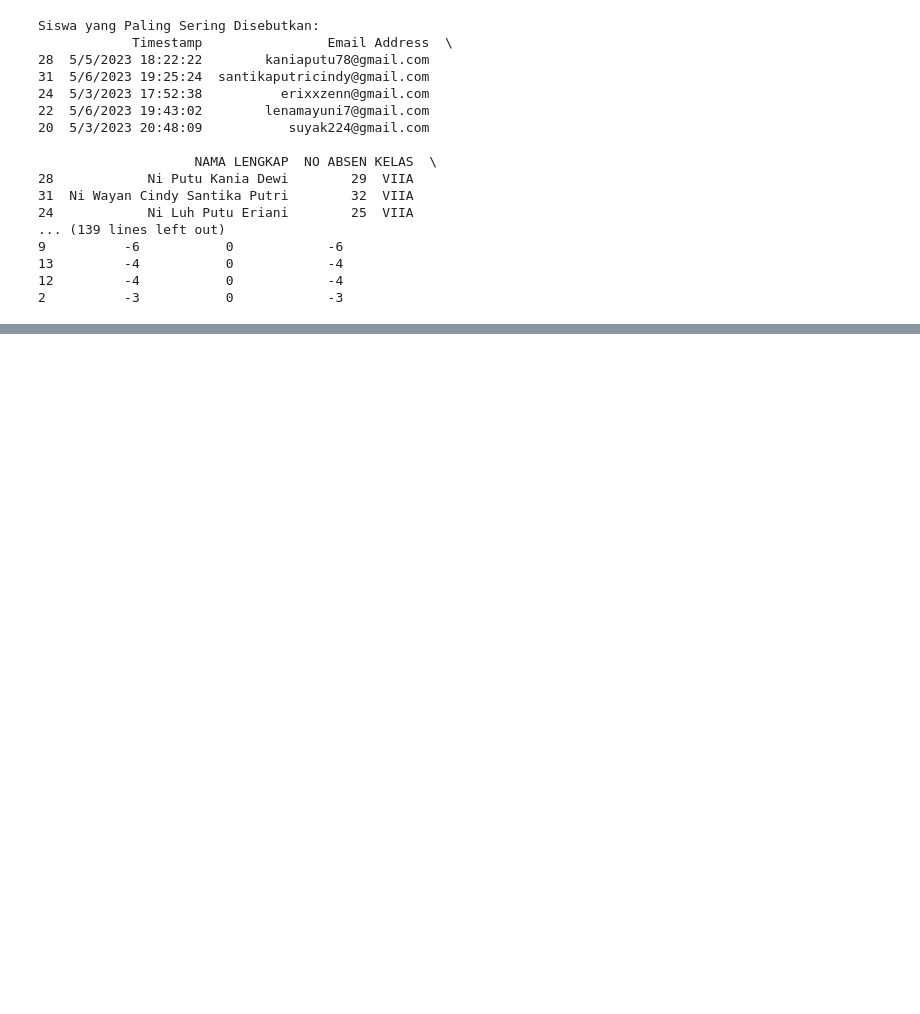
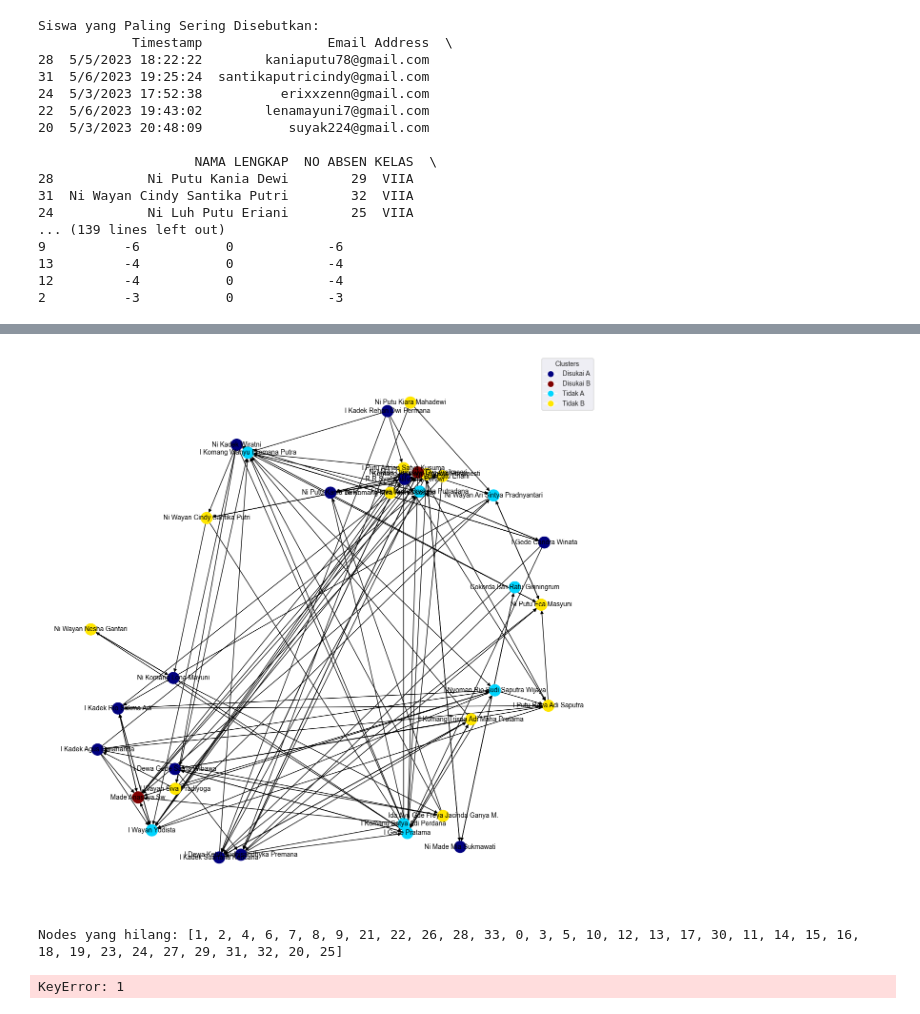
Before and after one commit to Michkail/SociometryClustering, a Jupyter notebook: aClass.ipynb, the cells around one changed output, grey strips where cells are left out. Saved outputs shown, nothing was run; the diff lists cells and outputs as text; code cells hidden in the pictures; blank space fills up the shorter version.

```diff
--- a/aClass.ipynb
+++ b/aClass.ipynb
@@ -413,0 +426,80 @@ ValueError: Received invalid argument(s): norm
+# %%
+# Ubah nilai numerik colors menjadi warna
+cmap = plt.cm.jet  # Anda bisa mengganti jet dengan colormap lainnya yang Anda suka
+max_value = max(colors)
+min_value = min(colors)
+norm = plt.Normalize(min_value, max_value)
+mapped_colors = [cmap(norm(value)) for value in colors]
+
+fig, ax = plt.subplots(figsize=(15, 15))
+
+# Gambar graf dengan warna yang sudah di-mapped
+nx.draw(G, pos, with_labels=True, node_color=mapped_colors, font_size=10, ax=ax)
+
+# Buat legenda yang dinamis
+unique_colors = list(set(mapped_colors))
+handles = [plt.Line2D([0], [0], marker='o', color='w', label=custom_labels[color_group],
+                      markersize=10, markerfacecolor=color) for color_group, color in zip(set(colors), unique_colors)]
+
+ax.legend(handles=handles, title="Clusters")
+
+plt.show()
+# %% [output]
+[figure, added]
+# %%
+bobot = {}
+missing_nodes = []
+
+for node in missing_nodes:
+    bobot[node] = 0
+
+for color_group in set(colors):
+    nodes_in_group = [node for node, color in enumerate(colors) if color == color_group]
+    for node in nodes_in_group:
+        if node not in bobot:
+            missing_nodes.append(node)
+
+print("Nodes yang hilang:", missing_nodes)
+
+for node in G.nodes():
+    bobot[node] = G.degree(node)
+
+cluster_bobot_avg = {}
+
+for color_group in set(colors):
+    nodes_in_group = [node for node, color in enumerate(colors) if color == color_group]
+    avg_bobot = np.mean([bobot[node] for node in nodes_in_group])
+    cluster_bobot_avg[color_group] = avg_bobot
+
+sorted_clusters_by_bobot = sorted(cluster_bobot_avg.items(), key=lambda x: x[1], reverse=True)
+
+custom_labels = {
+    sorted_clusters_by_bobot[0][0]: "Popular A",
+    sorted_clusters_by_bobot[1][0]: "Popular B",
+    sorted_clusters_by_bobot[2][0]: "Terisolir A",
+    sorted_clusters_by_bobot[3][0]: "Terisolir B"
+}
+
+# Kode visualisasi yang sama seperti sebelumnya:
+
+cmap = plt.cm.jet
+max_value = max(colors)
+min_value = min(colors)
+norm = plt.Normalize(min_value, max_value)
+mapped_colors = [cmap(norm(value)) for value in colors]
+
+fig, ax = plt.subplots(figsize=(15, 15))
+
+nx.draw(G, pos, with_labels=True, node_color=mapped_colors, font_size=10, ax=ax)
+
+unique_color_groups = list(set(colors))
+unique_colors_mapped = [cmap(norm(value)) for value in unique_color_groups]
+handles = [plt.Line2D([0], [0], marker='o', color='w', label=custom_labels[group],
+                      markersize=10, markerfacecolor=color) for group, color in zip(unique_color_groups, unique_colors_mapped)]
+
+ax.legend(handles=handles, title="Clusters")
+
+plt.show()
+# %% [output]
+Nodes yang hilang: [1, 2, 4, 6, 7, 8, 9, 21, 22, 26, 28, 33, 0, 3, 5, 10, 12, 13, 17, 30, 11, 14, 15, 16, 18, 19, 23, 24, 27, 29, 31, 32, 20, 25]
+KeyError: 1
```
Also changed, not shown: parts of 12 cells of this notebook, 3 other files.
